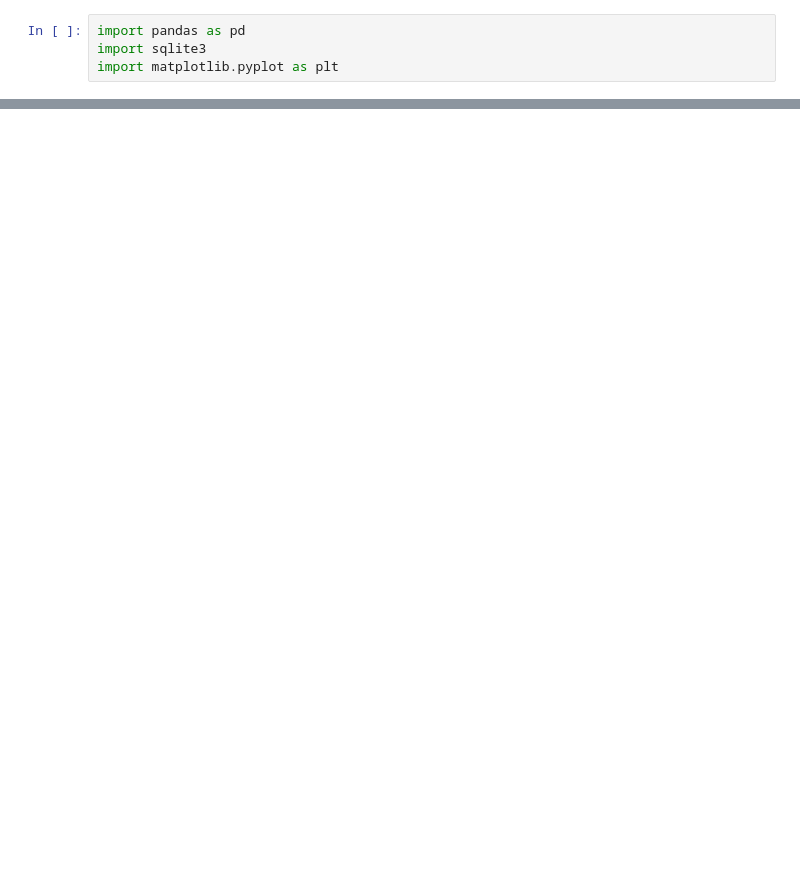
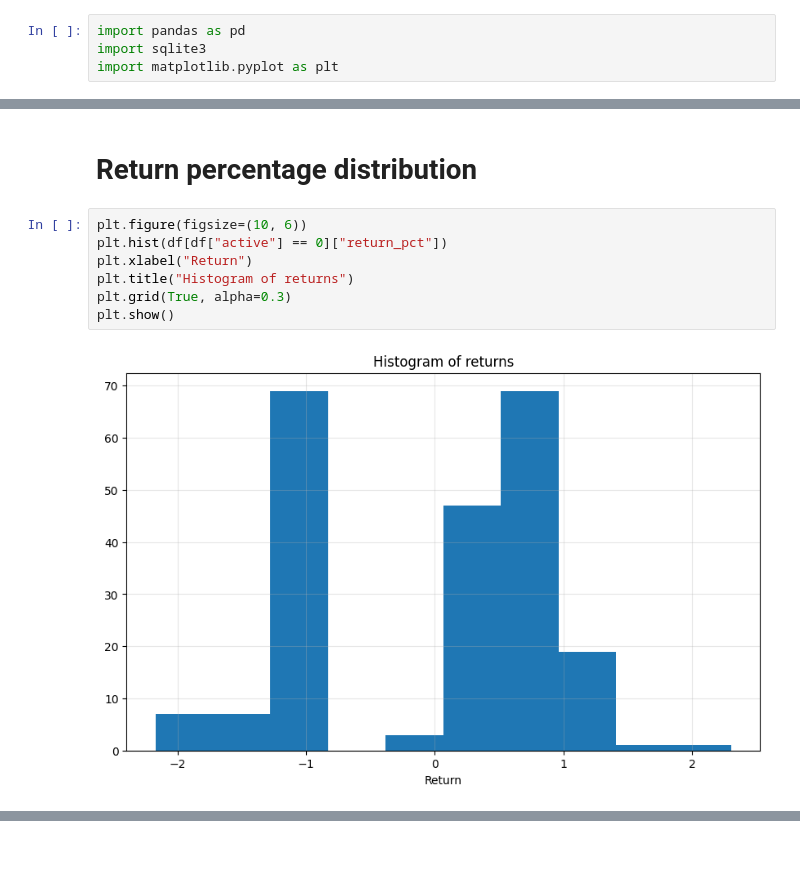
Before and after one commit to sumkin/sumkin-trading, a Jupyter notebook: notebooks/kraken_cointegration_pairs.ipynb, the cells around one changed output, grey strips where cells are left out. Drawn from its saved outputs; the diff is of its cells as text; blank space fills up the shorter version.

```diff
--- a/notebooks/kraken_cointegration_pairs.ipynb
+++ b/notebooks/kraken_cointegration_pairs.ipynb
@@ -72,3 +61,14 @@ df[df["active"] == 1].head(50)
+# %% [markdown]
+# Return percentage distribution
+# %%
+plt.figure(figsize=(10, 6))
+plt.hist(df[df["active"] == 0]["return_pct"])
+plt.xlabel("Return")
+plt.title("Histogram of returns")
+plt.grid(True, alpha=0.3)
+plt.show()
+# %% [output]
+[figure, added]
 # %%
 plt.figure(figsize=(10, 6))
 plt.scatter(df["trade_length"], df["return"], alpha=0.5)
```
Also changed, not shown: parts of 3 cells of this notebook, 2 other files.
